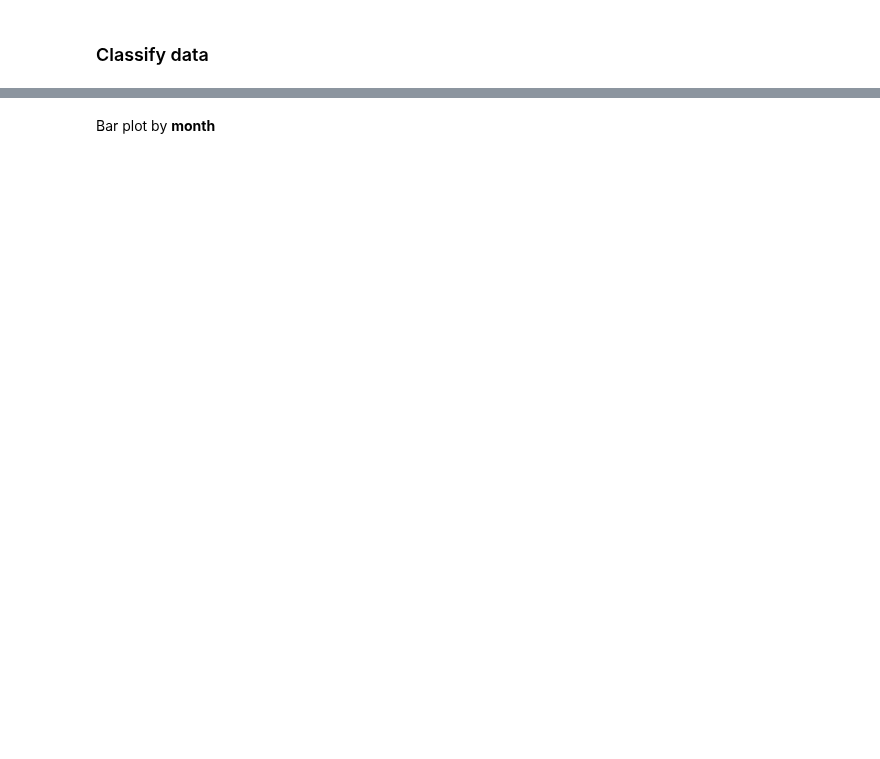
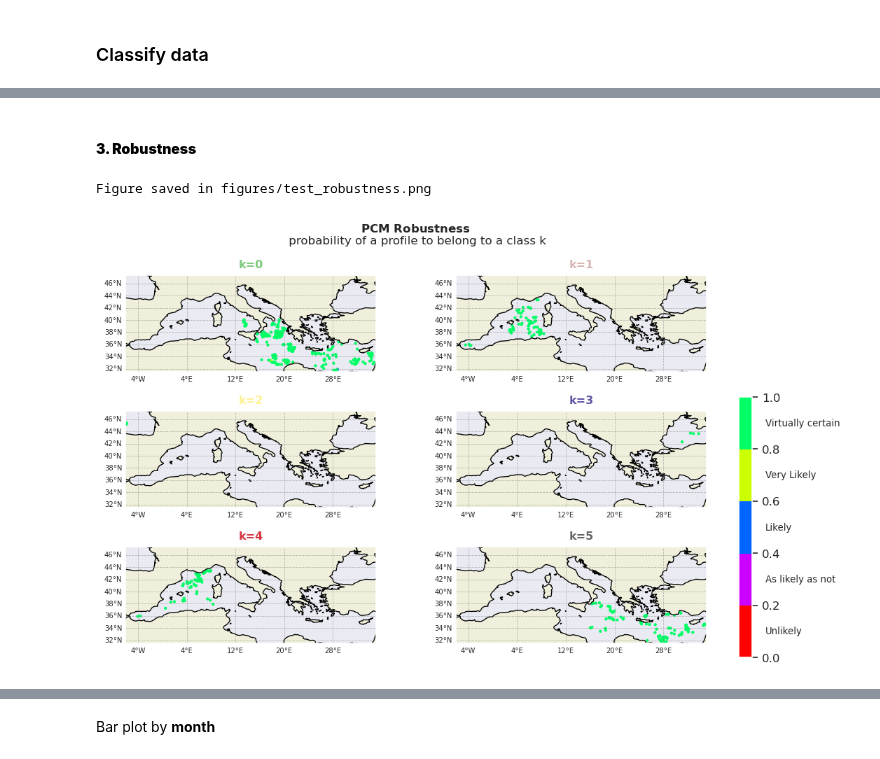
Before and after one commit to euroargodev/BlueCloud, a Jupyter notebook: ArgoMED_pcm.ipynb, the cells around one changed output, grey strips where cells are left out. Saved outputs shown, nothing was run; the diff lists cells and outputs as text; code cells hidden in the pictures; blank space fills up the shorter version.

```diff
--- a/ArgoMED_pcm.ipynb
+++ b/ArgoMED_pcm.ipynb
@@ -159,0 +208,10 @@ P.plot_posteriors(proj=ccrs.PlateCarree(), extent=np.array([-10,40,30,56]) + np.
+# %% [markdown]
+#### __3. Robustness__
+# %%
+# Input should have only one time step
+P.plot_robustness()
+#P.save_BlueCloud('figures/robustness_EX.png')
+P.save_BlueCloud('figures/test_robustness.png')
+# %% [output]
+Figure saved in figures/test_robustness.png
+[figure, added]
```
Also changed, not shown: parts of 58 cells of this notebook, 6 other files.
